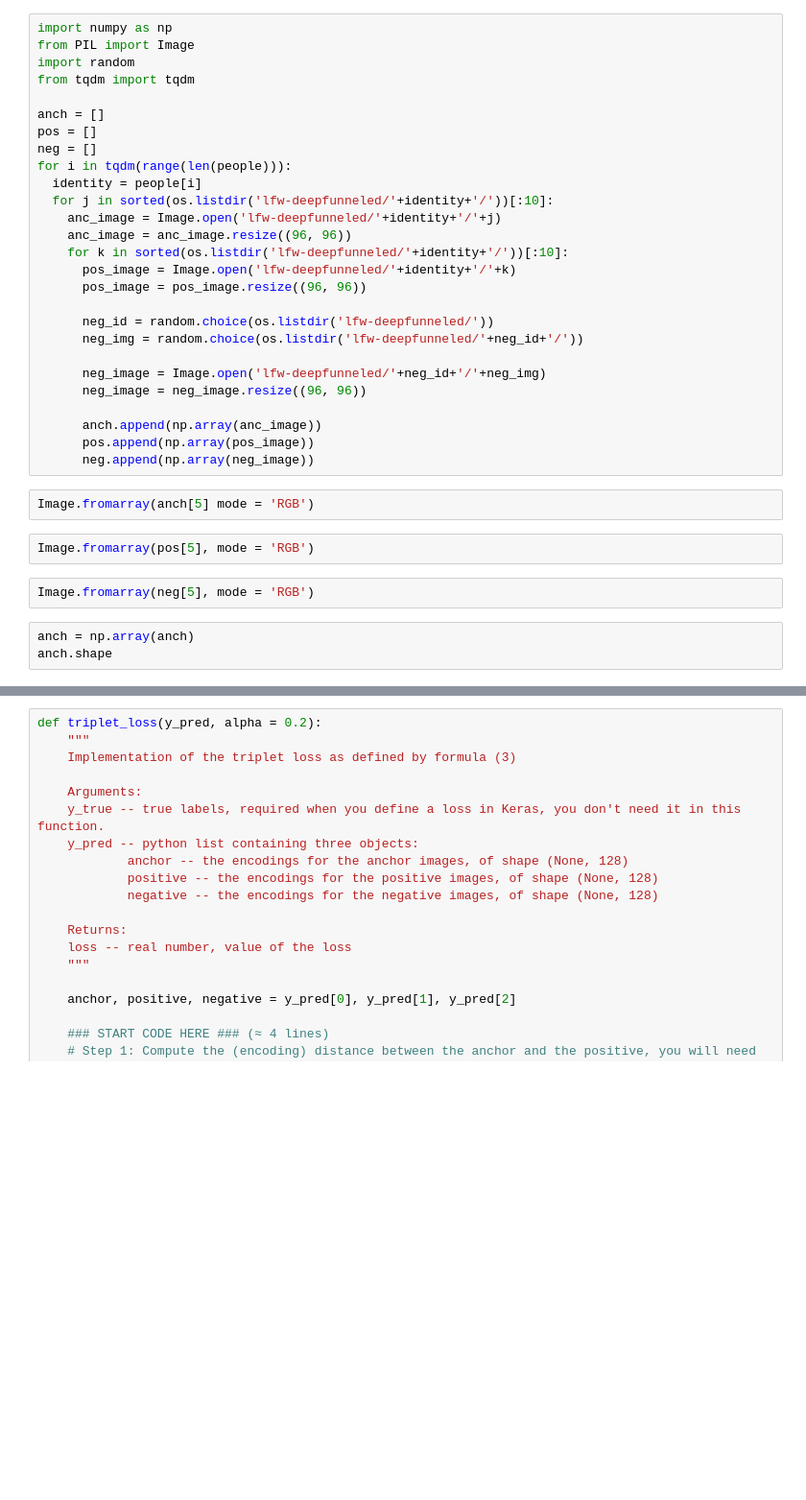
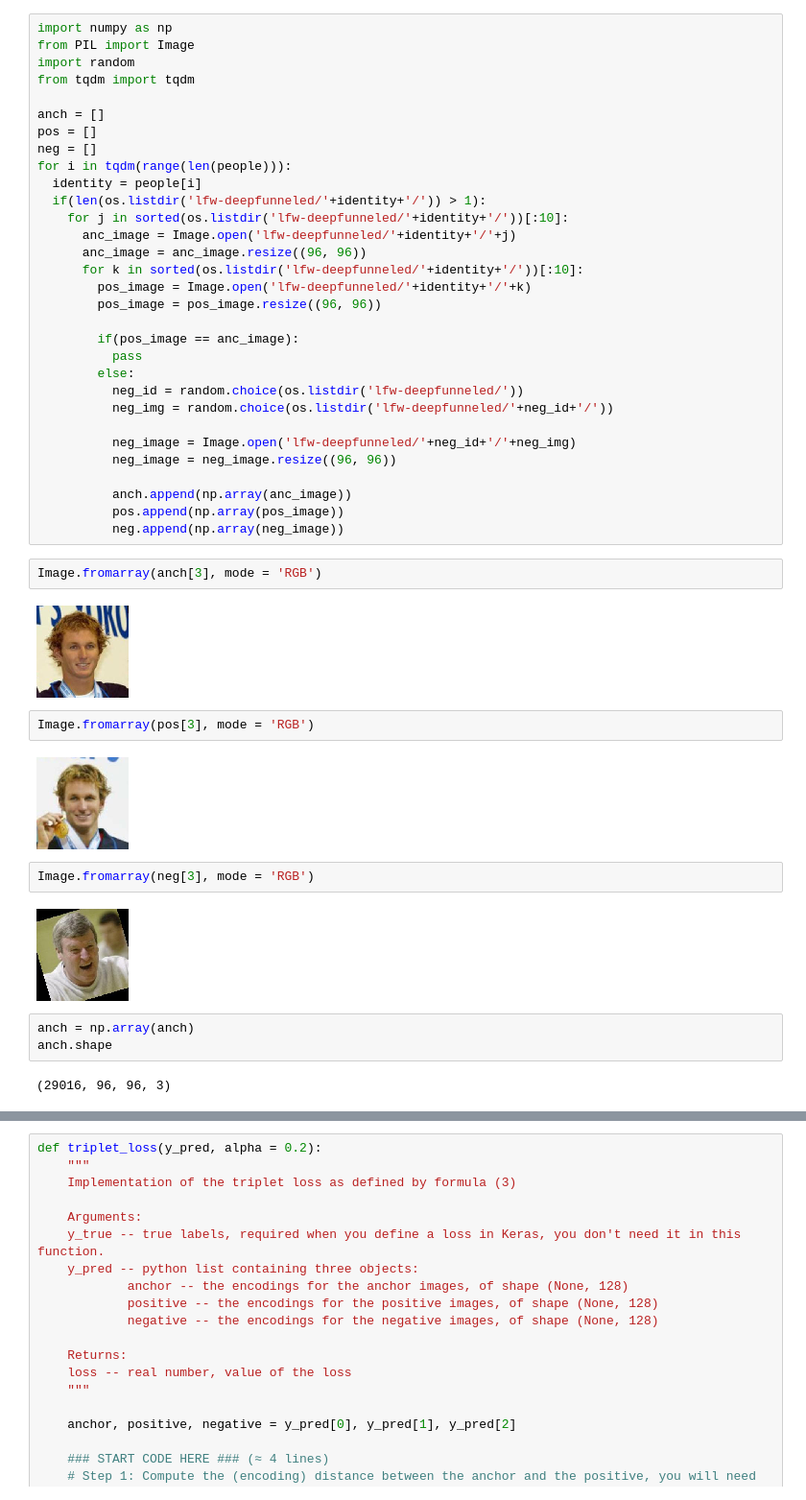
Before and after one commit to drv-agwl/Face-Recognition-and-Verification, a Jupyter notebook: Face_Verification.ipynb, the cells around one changed output, grey strips where cells are left out. Shown at 96% size. Cells and saved outputs as stored; diff of their text form; blank space fills up the shorter version.

```diff
--- a/Face_Verification.ipynb
+++ b/Face_Verification.ipynb
@@ -62,31 +83,43 @@ pos = []
 neg = []
 for i in tqdm(range(len(people))):
   identity = people[i]
-  for j in sorted(os.listdir('lfw-deepfunneled/'+identity+'/'))[:10]:
-    anc_image = Image.open('lfw-deepfunneled/'+identity+'/'+j)
-    anc_image = anc_image.resize((96, 96))
-    for k in sorted(os.listdir('lfw-deepfunneled/'+identity+'/'))[:10]:
-      pos_image = Image.open('lfw-deepfunneled/'+identity+'/'+k)
-      pos_image = pos_image.resize((96, 96))
+  if(len(os.listdir('lfw-deepfunneled/'+identity+'/')) > 1):
+    for j in sorted(os.listdir('lfw-deepfunneled/'+identity+'/'))[:10]:
+      anc_image = Image.open('lfw-deepfunneled/'+identity+'/'+j)
+      anc_image = anc_image.resize((96, 96))
+      for k in sorted(os.listdir('lfw-deepfunneled/'+identity+'/'))[:10]:
+        pos_image = Image.open('lfw-deepfunneled/'+identity+'/'+k)
+        pos_image = pos_image.resize((96, 96))
 
-      neg_id = random.choice(os.listdir('lfw-deepfunneled/'))
-      neg_img = random.choice(os.listdir('lfw-deepfunneled/'+neg_id+'/'))
+        if(pos_image == anc_image):
+          pass
+        else:
+          neg_id = random.choice(os.listdir('lfw-deepfunneled/'))
+          neg_img = random.choice(os.listdir('lfw-deepfunneled/'+neg_id+'/'))
 
-      neg_image = Image.open('lfw-deepfunneled/'+neg_id+'/'+neg_img)
-      neg_image = neg_image.resize((96, 96))
+          neg_image = Image.open('lfw-deepfunneled/'+neg_id+'/'+neg_img)
+          neg_image = neg_image.resize((96, 96))
 
-      anch.append(np.array(anc_image))
-      pos.append(np.array(pos_image))
-      neg.append(np.array(neg_image))
+          anch.append(np.array(anc_image))
+          pos.append(np.array(pos_image))
+          neg.append(np.array(neg_image))
 # %%
-Image.fromarray(anch[5] mode = 'RGB')
+Image.fromarray(anch[3], mode = 'RGB')
+# %% [output]
+[figure, added]
 # %%
-Image.fromarray(pos[5], mode = 'RGB')
+Image.fromarray(pos[3], mode = 'RGB')
+# %% [output]
+[figure, added]
 # %%
-Image.fromarray(neg[5], mode = 'RGB')
+Image.fromarray(neg[3], mode = 'RGB')
+# %% [output]
+[figure, added]
 # %%
 anch = np.array(anch)
 anch.shape
+# %% [output]
+(29016, 96, 96, 3)
 # %%
 pos = np.array(pos)
 pos.shape
```
Also changed, not shown: parts of 21 cells of this notebook.
